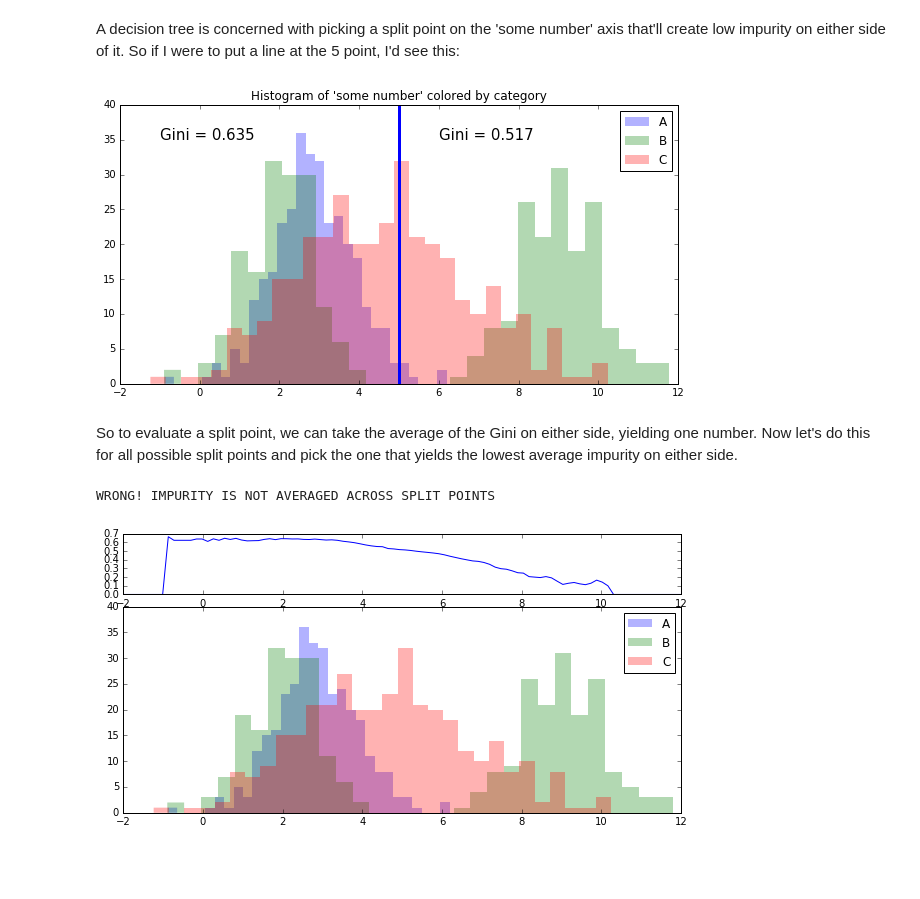
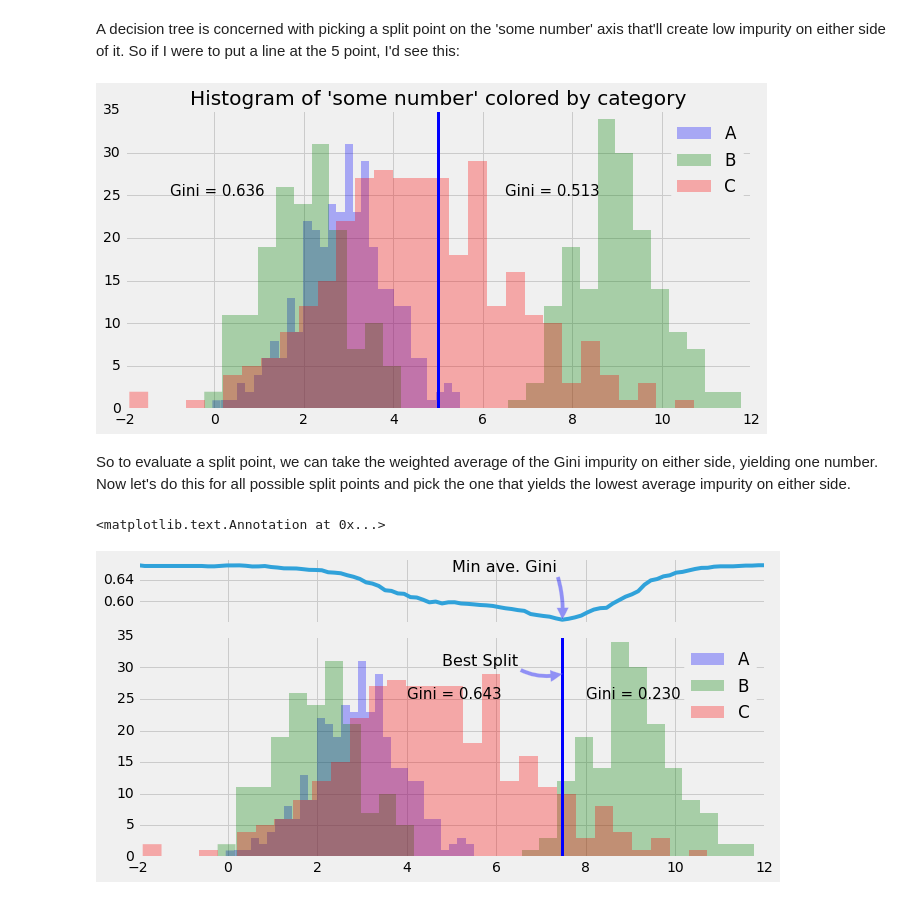
Before and after one commit to Duane321/QuoraNotebooks, a Jupyter notebook: GiniImpurity/What is an intuitive explanation of gini impurity in decision trees.ipynb, the cells around one changed output. Drawn from its saved outputs; the diff is of its cells as text; code cells hidden in the pictures; blank space fills up the shorter version.

Commit message:
finished up Gini Answer

```diff
--- a/GiniImpurity/What is an intuitive explanation of gini impurity in decision trees.ipynb
+++ b/GiniImpurity/What is an intuitive explanation of gini impurity in decision trees.ipynb
@@ -3,6 +3,9 @@ import numpy as np
 import pandas as pd
 import matplotlib.pyplot as plt
 %matplotlib inline
+
+plt.style.use('fivethirtyeight')
+np.random.seed(0)
 # %% [markdown]
 ### Scrap
 # %% [markdown]
@@ -185,30 +205,49 @@ def GiniByLine(x):
     right = Gini(cat_df.category.values[~logi])
     return left, right
 
+def WeightsByLine(x):
+    return np.sum(cat_df['some number'] < x),np.sum(~(cat_df['some number'] < x))
+
 split = 5
 ax.axvline(x=split,linewidth=3)
 gini_left, gini_right = GiniByLine(split)
-ax.text(-1,35,'Gini = '+str(gini_left)[:5],fontsize=15)
-ax.text(6,35,'Gini = '+str(gini_right)[:5],fontsize=15)
+ax.text(-1,25,'Gini = '+str(gini_left)[:5],fontsize=15)
+ax.text(6.5,25,'Gini = '+str(gini_right)[:5],fontsize=15)
 fig
 # %% [output]
-[figure, old version]
+[figure, new version]
 # %% [markdown]
-So to evaluate a split point, we can take the average of the Gini on either side, yielding one number. Now let's do this for all possible split points and pick the one that yields the lowest average impurity on either side.
+So to evaluate a split point, we can take the weighted average of the Gini impurity on either side, yielding one number. Now let's do this for all possible split points and pick the one that yields the lowest average impurity on either side.
-# %%
-print("WRONG! IMPURITY IS NOT AVERAGED ACROSS SPLIT POINTS")
-# %% [output]
-WRONG! IMPURITY IS NOT AVERAGED ACROSS SPLIT POINTS
 # %%
-fig2 = plt.figure(2,figsize=figsize)
+fig2 = plt.figure(3,figsize=figsize)
 
 ax2 = plt.subplot2grid((4, 3), (0, 0), colspan=3)
-ax3 = plt.subplot2grid((4, 3), (1, 0), colspan=3, rowspan=3)
+ax3 = plt.subplot2grid((4, 3), (1, 0), colspan=3, rowspan=3, sharex=ax2)
 ax3 = make_hist(ax3)
 
 all_splits = np.linspace(*ax3.get_xlim(),100)
-ginis = pd.Series(map(lambda x: np.mean(GiniByLine(x)),all_splits),index=all_splits)
+def WeightedGini(x):
+    left, right = GiniByLine(x)
+    left_w, right_w = WeightsByLine(x)
+
+    return (left*left_w + right*right_w)/(left_w+right_w)
+
+ginis = pd.Series(map(lambda x: np.mean(WeightedGini(x)),all_splits),index=all_splits)
 ginis.plot(kind='line',ax=ax2)
-pass
+best_split = ginis.argmin()
+ax3.axvline(best_split,linewidth=3)
+gini_left, gini_right = GiniByLine(best_split)
+ax3.text(4,25,'Gini = '+str(gini_left)[:5],fontsize=15)
+ax3.text(8,25,'Gini = '+str(gini_right)[:5],fontsize=15)
+ax2.annotate('Min ave. Gini',
+             xy=(best_split, min(ginis)), xycoords='data',
+             xytext=(-110, 48), textcoords='offset points', fontsize=16,
+             arrowprops=dict(connectionstyle="arc3,rad=-.1",alpha=.4))
+ax2.set_yticks([.6,.64])
+ax3.annotate('Best Split',
+             xy=(best_split, 29), xycoords='data',
+             xytext=(-120, 8), textcoords='offset points', fontsize=16,
+             arrowprops=dict(connectionstyle="arc3,rad=.2",alpha=.4))
 # %% [output]
+<matplotlib.text.Annotation at 0x...>
-[figure, old version]
+[figure, new version]
```
Also changed, not shown: parts of 8 cells of this notebook.
